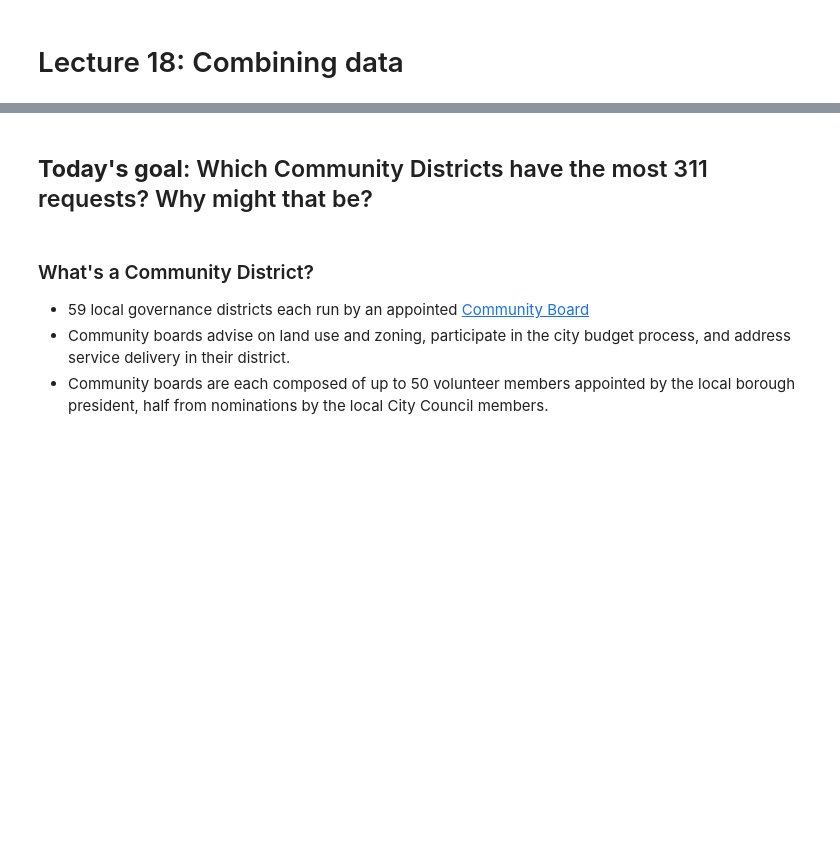
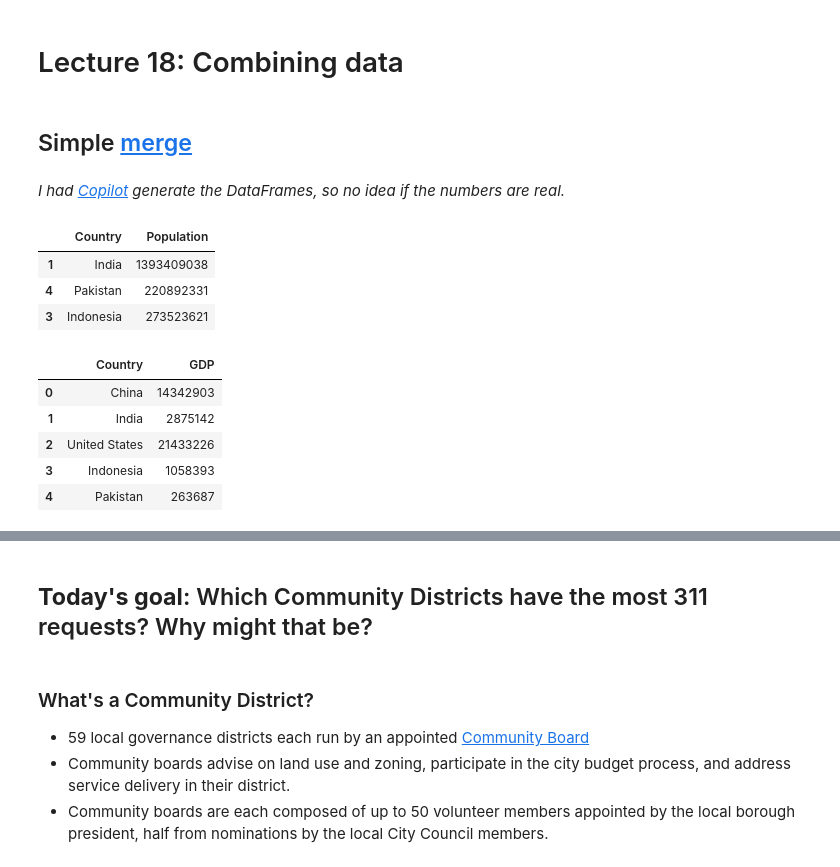
Before and after one commit to afeld/computing-in-context, a Jupyter notebook: lecture_18.ipynb, the cells around one changed output, grey strips where cells are left out. Saved outputs shown, nothing was run; the diff lists cells and outputs as text; code cells hidden in the pictures; blank space fills up the shorter version.

```diff
--- a/lecture_18.ipynb
+++ b/lecture_18.ipynb
@@ -2,0 +5,32 @@
+# %% [markdown]
+## Simple [merge](https://pandas.pydata.org/docs/user_guide/merging.html#merge)
+# %% [markdown]
+_I had [Copilot](https://code.visualstudio.com/docs/copilot/overview) generate the DataFrames, so no idea if the numbers are real._
+# %%
+populations = pd.DataFrame({
+    'Country': ['China', 'India', 'United States', 'Indonesia', 'Pakistan'],
+    'Population': [1444216107, 1393409038, 331893745, 273523621, 220892331]
+})
+
+# get a subset of them
+populations = populations.sample(3)
+
+populations
+# %% [output]
+|  | Country | Population |
+| 1 | India | 1393409038 |
+| 4 | Pakistan | 220892331 |
+| 3 | Indonesia | 273523621 |
+# %%
+gdps = pd.DataFrame({
+    'Country': ['China', 'India', 'United States', 'Indonesia', 'Pakistan'],
+    'GDP': [14342903, 2875142, 21433226, 1058393, 263687]
+})
+gdps
+# %% [output]
+|  | Country | GDP |
+| 0 | China | 14342903 |
+| 1 | India | 2875142 |
+| 2 | United States | 21433226 |
+| 3 | Indonesia | 1058393 |
+| 4 | Pakistan | 263687 |
```
Also changed, not shown: parts of 5 cells of this notebook.
